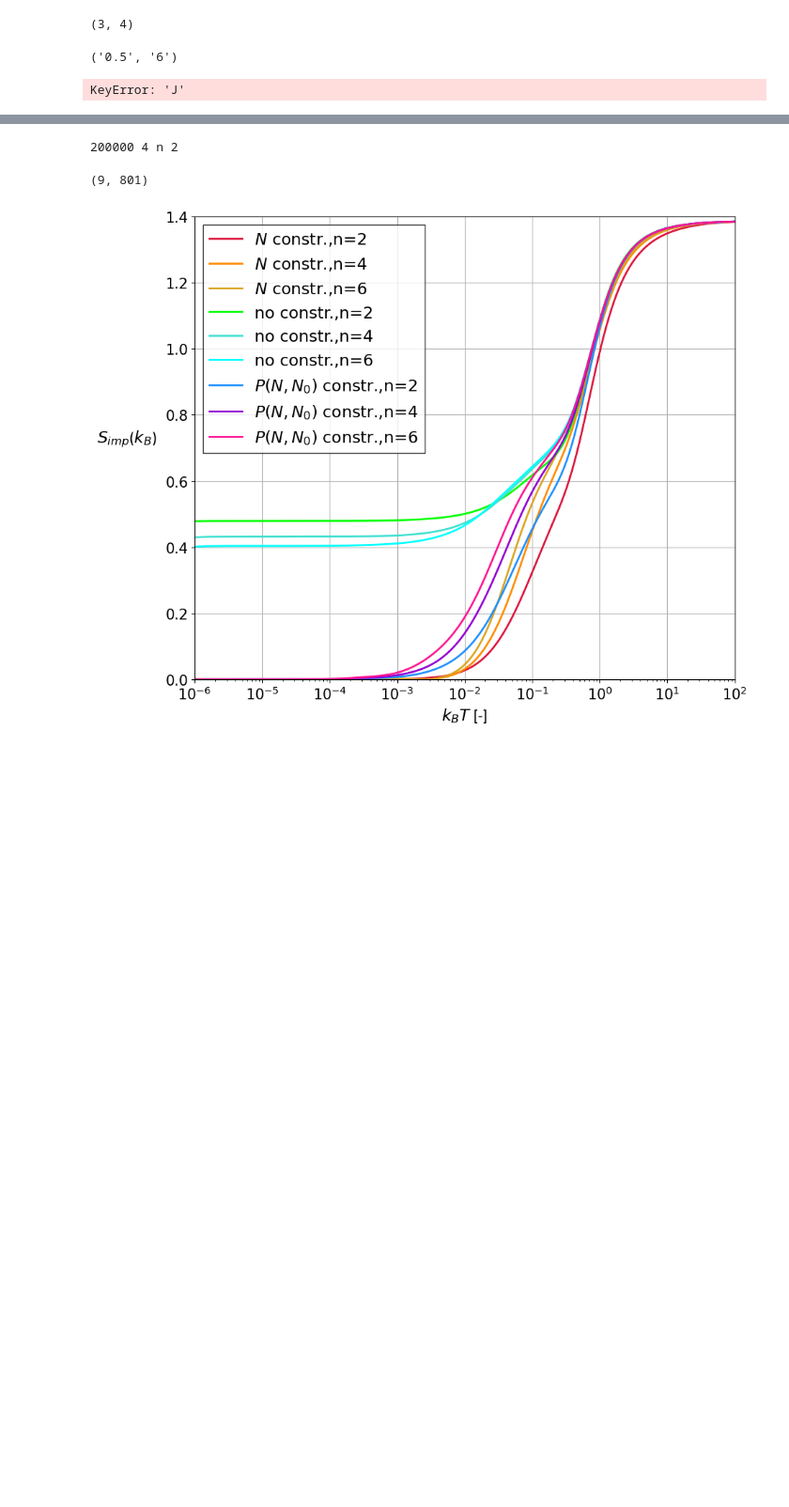
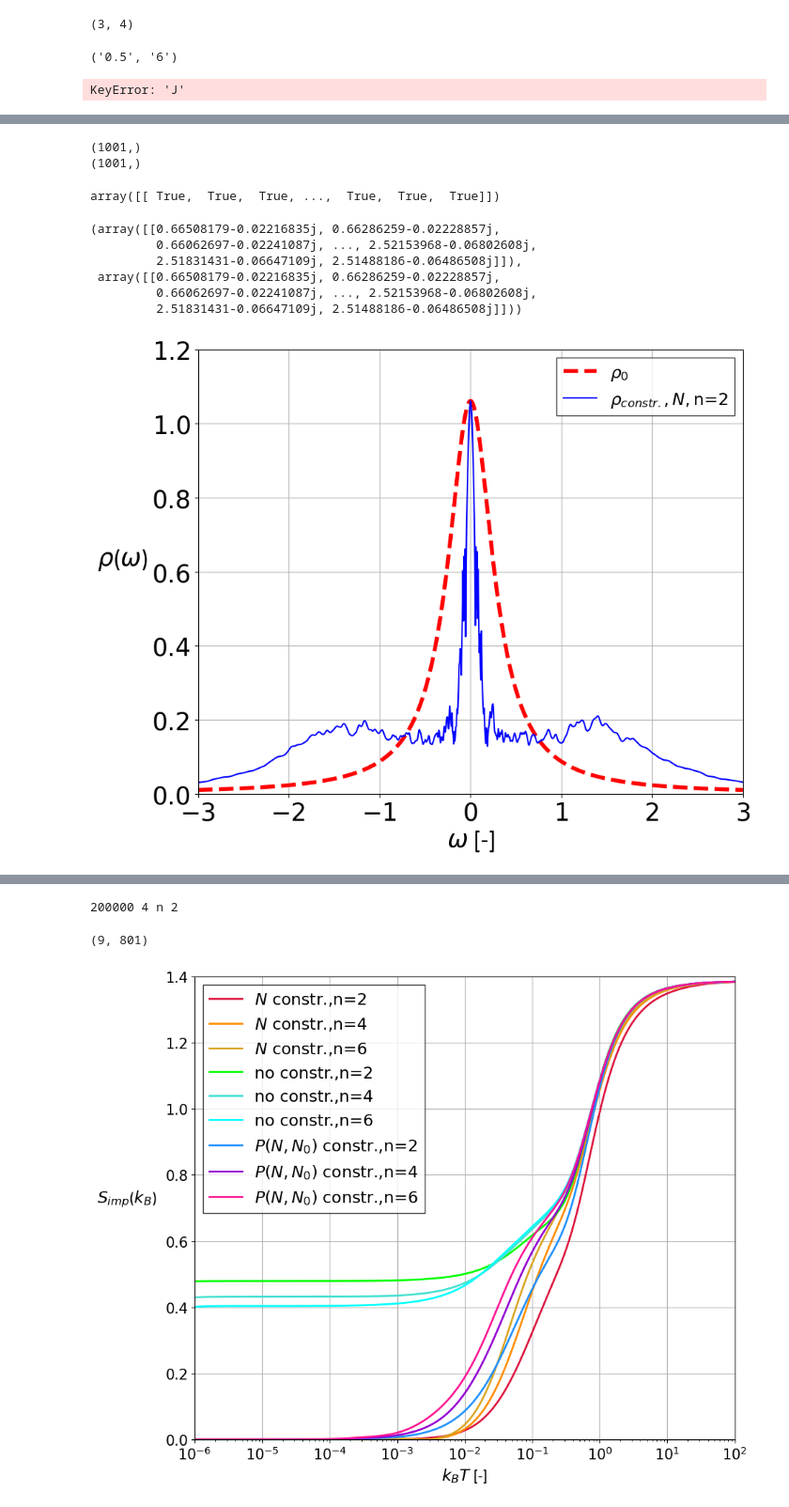
Before and after one commit to Paragon1997/Repository2023, a Jupyter notebook: Graph0Utest.ipynb, the cells around one changed output, grey strips where cells are left out. Shown at 94% size. Saved outputs shown, nothing was run; the diff lists cells and outputs as text; code cells hidden in the pictures; blank space fills up the shorter version.

Commit message:
edit graph tests

```diff
--- a/Graph0Utest.ipynb
+++ b/Graph0Utest.ipynb
@@ -67,0 +76,7 @@ The main DED function simulating the Anderson impurity model for given parameter
+# %%
+input={"N" : 1, "poles" : 2, "Ed" : -3/2, "ctype" : 'n'}
+file,labelnames='constraintN2p','$\\rho_{constr.},N,$n=2'
+nd, _, fDOS, Lor, omega, selectpT, selectpcT,tsim=main(**input)
+# %% [output]
+(1001,)
+(1001,)
@@ -67,0 +125,13 @@ The main DED function simulating the Anderson impurity model for given parameter
+# %%
+AvgSigmadat2==AvgSigmadat
+# %% [output]
+array([[ True,  True,  True, ...,  True,  True,  True]])
+# %%
+AvgSigmadat,AvgSigmadat2
+# %% [output]
+(array([[0.66508179-0.02216835j, 0.66286259-0.02228857j,
+         0.66062697-0.02241087j, ..., 2.52153968-0.06802608j,
+         2.51831431-0.06647109j, 2.51488186-0.06486508j]]),
+ array([[0.66508179-0.02216835j, 0.66286259-0.02228857j,
+         0.66062697-0.02241087j, ..., 2.52153968-0.06802608j,
+         2.51831431-0.06647109j, 2.51488186-0.06486508j]]))
@@ -67,0 +291,7 @@ The main DED function simulating the Anderson impurity model for given parameter
+# %%
+input={"N" : 4000, "poles" : 2,"Sigma":3/2, "Ed" : -3/2, "U":3,"ctype" : 'n'}
+file,labelnames='constraintN2p','$\\rho_{constr.},N,$n=2'
+nd, _, fDOS, Lor, omega, selectpT, selectpcT,tsim=main(**input)
+DEDlib.DOSplot(fDOS, Lor, omega,file,labelnames)
+# %% [output]
+[figure, added]
```
Also changed, not shown: parts of 7 cells of this notebook, 1 other file.
